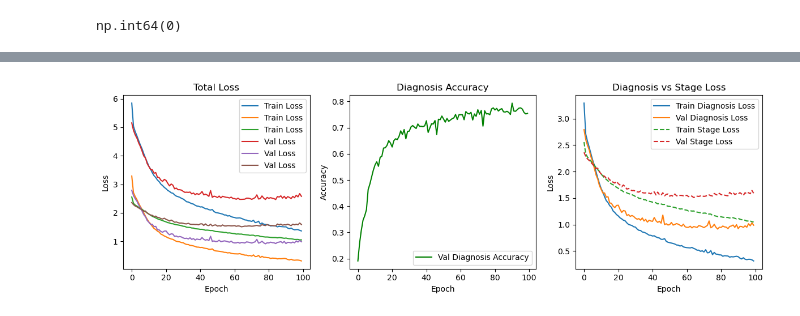
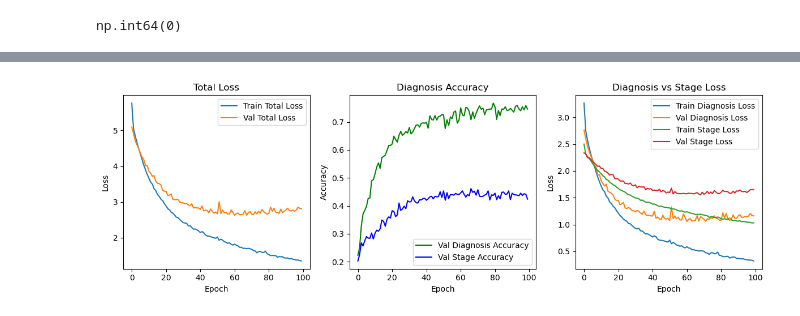
Before and after one commit to DongjaeLee23/CompBioFinal, a Jupyter notebook: mlp.ipynb, the cells around one changed output, grey strips where cells are left out. Saved outputs shown, nothing was run; the diff lists cells and outputs as text; code cells hidden in the pictures.

Commit message:
adding extra acc and updating graphs

```diff
--- a/mlp.ipynb
+++ b/mlp.ipynb
@@ -435,7 +430,9 @@ def evaluate_multi(model, loader, criterion_diagnosis, criterion_stage, device):
     model.eval()
     total_loss, total_diag_loss, total_stage_loss = 0, 0, 0
     total_correct_diag = 0
-    total = 0
+    total_correct_stage = 0
+    total_diag = 0
+    total_stage = 0
 
     with torch.no_grad():
         for batch in loader:
@@ -459,25 +456,31 @@ def evaluate_multi(model, loader, criterion_diagnosis, criterion_stage, device):
             # Compute accuracy for diagnosis
             _, predicted_diag = torch.max(diagnosis_output, 1)
             total_correct_diag += (predicted_diag == diagnosis).sum().item()
-            total += diagnosis.size(0)
+            total_diag += diagnosis.size(0)
 
-    diagnosis_accuracy = total_correct_diag / total
+            # Stage accuracy
+            _, predicted_stage = torch.max(stage_output, 1)
+            total_correct_stage += (predicted_stage == stage).sum().item()
+            total_stage += stage.size(0)
+
+    diagnosis_accuracy = total_correct_diag / total_diag
+    stage_accuracy = total_correct_stage / total_stage
     return (total_loss / len(loader),
             total_diag_loss / len(loader),
             total_stage_loss / len(loader),
-            diagnosis_accuracy)
+            diagnosis_accuracy, stage_accuracy)
 # %%
 train_losses = []
 val_losses = []
 val_accuracies = []
-
+num_epochs = 100
 for epoch in range(num_epochs):
     train_loss, train_diag_loss, train_stage_loss = train_multi(
         model, train_loader_multi, optimizer,
         criterion_diagnosis, criterion_stage, device
     )
 
-    val_loss, val_diag_loss, val_stage_loss, val_diag_acc = evaluate_multi(
+    val_loss, val_diag_loss, val_stage_loss, val_diag_acc, val_stage_acc = evaluate_multi(
         model, val_loader_multi,
         criterion_diagnosis, criterion_stage, device
     )
@@ -485,9 +488,9 @@ for epoch in range(num_epochs):
 
     train_losses.append((train_loss, train_diag_loss, train_stage_loss))
     val_losses.append((val_loss, val_diag_loss, val_stage_loss))
-    val_accuracies.append(val_diag_acc)
+    val_accuracies.append((val_diag_acc, val_stage_acc))
 
     print(f"Epoch {epoch+1}/{num_epochs} - "
           f"Train Loss: {train_loss:.4f} | Train Diagnosis Loss: {train_diag_loss:.4f} | Train Stage Loss: {train_stage_loss:.4f} || "
-          f"Val Loss: {val_loss:.4f} | Val Diagnosis Acc: {val_diag_acc:.4f} | Val Diagnosis Loss: {val_diag_loss:.4f} | Val Stage Loss: {val_stage_loss:.4f}")
+          f"Val Loss: {val_loss:.4f} | Val Diagnosis Acc: {val_diag_acc:.4f} | | Val Stage Acc: {val_stage_acc:.4f} | Val Diagnosis Loss: {val_diag_loss:.4f} | Val Stage Loss: {val_stage_loss:.4f}")
 # %% [output]
@@ -511,39 +514,47 @@ Epoch 100/100 - Train Loss: 1.3653 | Train Diagnosis Loss: 0.3141 | Train Stage
 # %%
 import matplotlib.pyplot as plt
 # Plot total training and validation loss
 plt.figure(figsize=(12, 4))
 
 plt.subplot(1, 3, 1)
-plt.plot(train_losses, label='Train Loss')
-plt.plot(val_losses, label='Val Loss')
+plt.plot([loss for loss, _, _ in train_losses], label='Train Total Loss')
+plt.plot([loss for loss, _, _ in val_losses], label='Val Total Loss')
 plt.title('Total Loss')
 plt.xlabel('Epoch')
 plt.ylabel('Loss')
 plt.legend()
 
 # Plot diagnosis accuracy
 plt.subplot(1, 3, 2)
-plt.plot(val_accuracies, label='Val Diagnosis Accuracy', color='green')
+plt.plot([acc for acc, _ in val_accuracies], label='Val Diagnosis Accuracy', color='green')
+plt.title('Diagnosis Accuracy')
+plt.xlabel('Epoch')
+plt.ylabel('Accuracy')
+plt.legend()
+
+# Plot Stage accuracy
+plt.subplot(1, 3, 2)
+plt.plot([acc for _ , acc in val_accuracies], label='Val Stage Accuracy', color='blue')
 plt.title('Diagnosis Accuracy')
 plt.xlabel('Epoch')
 plt.ylabel('Accuracy')
 plt.legend()
 
 
 plt.subplot(1, 3, 3)
 plt.plot([loss for _, loss, _ in train_losses], label='Train Diagnosis Loss')
 plt.plot([loss for _, loss, _ in val_losses], label='Val Diagnosis Loss')
-plt.plot([loss for _, _, loss in train_losses], label='Train Stage Loss', linestyle='--')
-plt.plot([loss for _, _, loss in val_losses], label='Val Stage Loss', linestyle='--')
+plt.plot([loss for _, _, loss in train_losses], label='Train Stage Loss')
+plt.plot([loss for _, _, loss in val_losses], label='Val Stage Loss')
 plt.title('Diagnosis vs Stage Loss')
 plt.xlabel('Epoch')
 plt.ylabel('Loss')
 plt.legend()
 
 plt.tight_layout()
 plt.show()
 # %% [output]
-[figure, old version]
+[figure, new version]
 # %%
 # def train_multi(model, loader):
 num_epochs = 100
```
Also changed, not shown: parts of 3 cells of this notebook.
